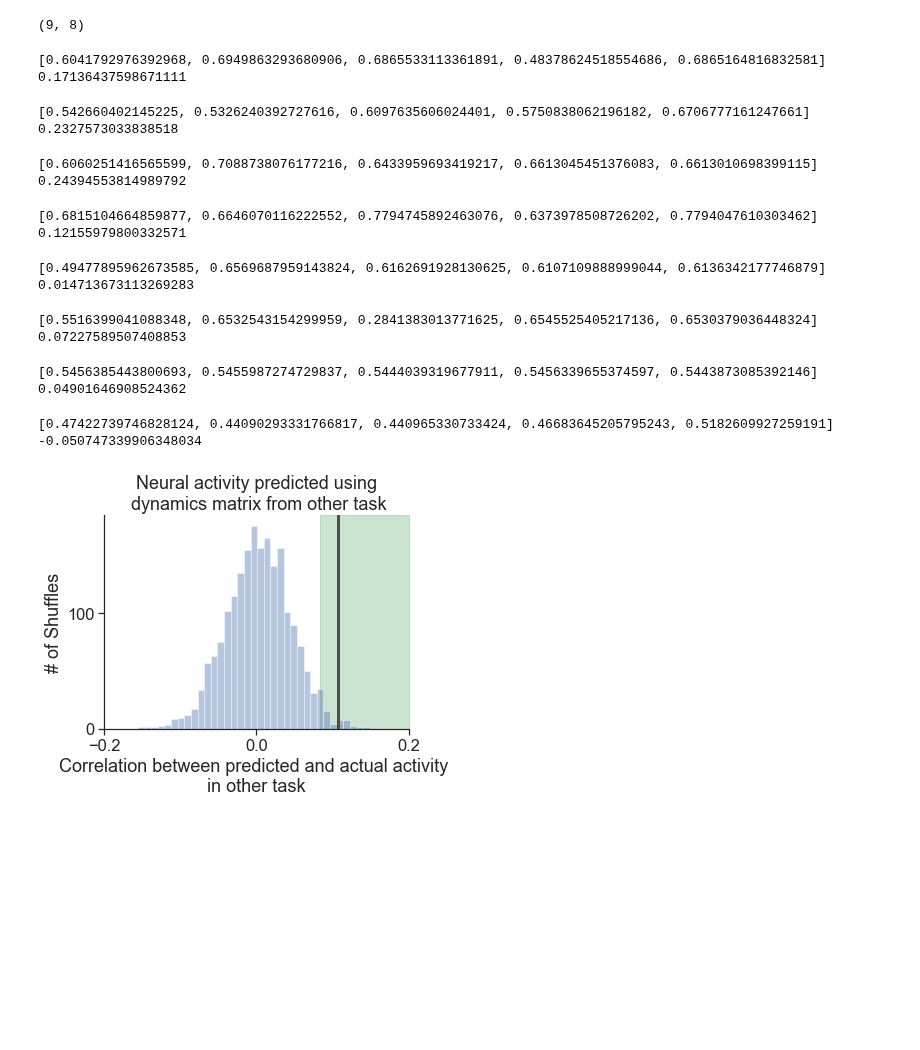
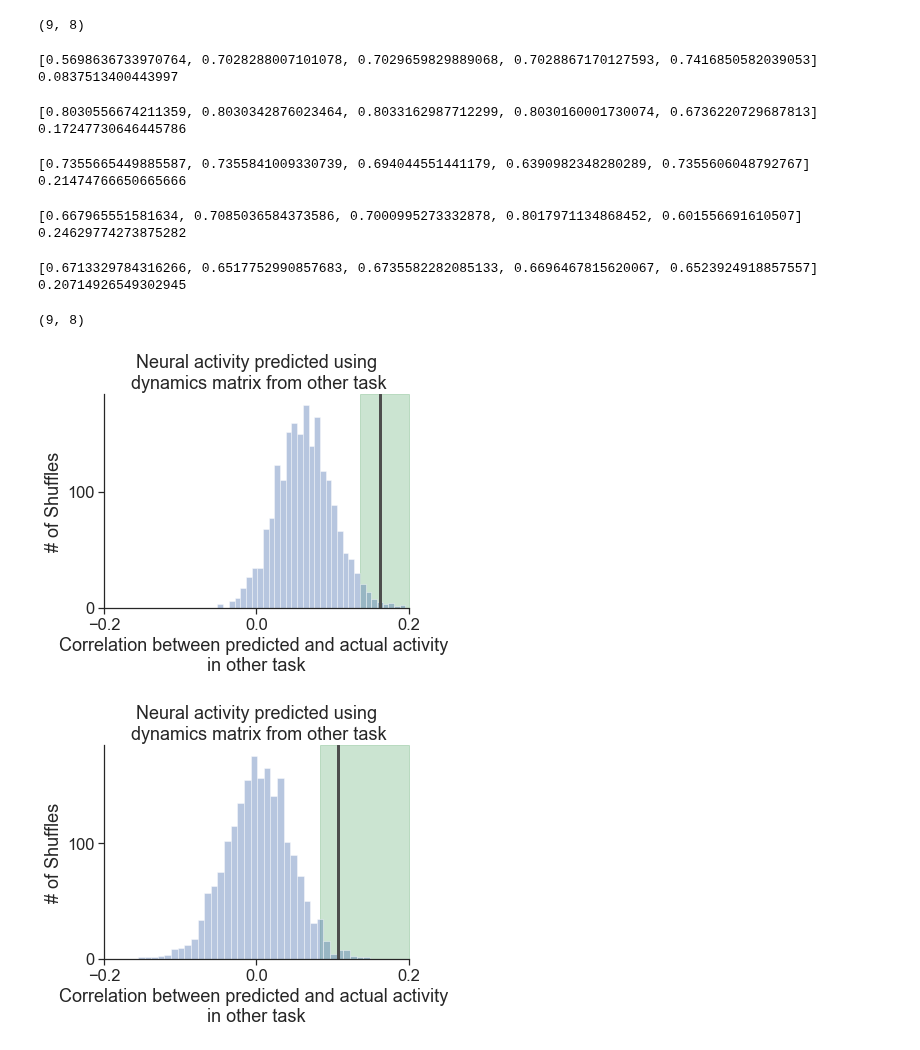
Before and after one commit to yves-weissenberger/ll_ephys, a Jupyter notebook: ephys_notebooks/unitary_dynamics_on_data.ipynb, the cells around one changed output. Saved outputs shown, nothing was run; the diff lists cells and outputs as text; code cells hidden in the pictures; blank space fills up the shorter version.

```diff
--- a/ephys_notebooks/unitary_dynamics_on_data.ipynb
+++ b/ephys_notebooks/unitary_dynamics_on_data.ipynb
@@ -316,10 +316,15 @@ def fit_data(neural_activity1,neural_activity2,pca_activity1,pca_activity2,pca):
         fit_params.append(out.copy())
         fit_quality.append(evaluate_cc(neural_activity1,predicted_neural_activity))
     params = fit_params[np.argmax(fit_quality)]
+    skewM = np.einsum('i...,i...',params,basis_tensor_inf)
+    Ainf = caley_transform(skewM,pca_dim)
+
     print(fit_quality)
 
     predicted_neural_activity2 = pca.inverse_transform((Ainf@pca_activity2.T).T)
     res = evaluate_cc(neural_activity2,predicted_neural_activity2)
+    res2 = evaluate_cc(neural_activity2[::-1],predicted_neural_activity2[::-1])
+    res = np.max([res,res2])
     shuffle_res = []
     print(res)
 
@@ -331,9 +336,9 @@ def fit_data(neural_activity1,neural_activity2,pca_activity1,pca_activity2,pca):
         predicted_neural_activity2_shuff = pca.inverse_transform((Ainf@pca_activity2[perm_order].T).T)
 
         shf_res = evaluate_cc(neural_activity2[perm_order],predicted_neural_activity2_shuff)
-
-        shuffle_res.append(shf_res)
-    return res, shuffle_res
+        shf_res2 = evaluate_cc(neural_activity2[perm_order][::-1],predicted_neural_activity2_shuff[::-1])
+        shuffle_res.append(np.max([shf_res,shf_res2]))
+    return res, shuffle_res, Ainf
 # %%
 pca_activity.shape
 # %% [output]
@@ -357,8 +362,8 @@ for session_ix in range(8):
     firing_rate_maps,task_event_df,seq0,seq1,graph_type0,graph_type1, = load_data(session_ix)
     mds_frm = firing_rate_maps.swapaxes(0,2)
     mds_frm = zscore_population_activity(np.vstack(mds_frm))
-    act_matrix = mds_frm[:9][seq0]
-    act_matrix2 = mds_frm[9:][seq1]
+    act_matrix = mds_frm[:9][seq0] - np.mean(mds_frm[:9][seq0],axis=0)
+    act_matrix2 = mds_frm[9:][seq1]- np.mean(mds_frm[9:][seq1],axis=0)
 
 
     mds_frm = np.dstack([act_matrix,act_matrix2]).swapaxes(0,2).swapaxes(1,2)
@@ -372,27 +377,42 @@ for session_ix in range(8):
     res = fit_data(act_matrix,act_matrix2,pca_activity,pca_activity2,pca)
     all_res.append(res)
 # %% [output]
-[0.6041792976392968, 0.6949863293680906, 0.6865533113361891, 0.48378624518554686, 0.6865164816832581]
-0.17136437598671111
+[0.5698636733970764, 0.7028288007101078, 0.7029659829889068, 0.7028867170127593, 0.7416850582039053]
+0.0837513400443997
-[0.542660402145225, 0.5326240392727616, 0.6097635606024401, 0.5750838062196182, 0.6706777161247661]
-0.2327573033838518
+[0.8030556674211359, 0.8030342876023464, 0.8033162987712299, 0.8030160001730074, 0.6736220729687813]
+0.17247730646445786
-[0.6060251416565599, 0.7088738076177216, 0.6433959693419217, 0.6613045451376083, 0.6613010698399115]
-0.24394553814989792
+[0.7355665449885587, 0.7355841009330739, 0.694044551441179, 0.6390982348280289, 0.7355606048792767]
+0.21474766650665666
-[0.6815104664859877, 0.6646070116222552, 0.7794745892463076, 0.6373978508726202, 0.7794047610303462]
-0.12155979800332571
+[0.667965551581634, 0.7085036584373586, 0.7000995273332878, 0.8017971134868452, 0.601556691610507]
+0.24629774273875282
-[0.49477895962673585, 0.6569687959143824, 0.6162691928130625, 0.6107109888999044, 0.6136342177746879]
-0.014713673113269283
+[0.6713329784316266, 0.6517752990857683, 0.6735582282085133, 0.6696467815620067, 0.6523924918857557]
+0.20714926549302945
-[0.5516399041088348, 0.6532543154299959, 0.2841383013771625, 0.6545525405217136, 0.6530379036448324]
-0.07227589507408853
-[0.5456385443800693, 0.5455987274729837, 0.5444039319677911, 0.5456339655374597, 0.5443873085392146]
-0.04901646908524362
-[0.47422739746828124, 0.44090293331766817, 0.440965330733424, 0.46683645205795243, 0.5182609927259191]
--0.050747339906348034
+# %%
+pca_activity.shape
+# %% [output]
+(9, 8)
 # %%
 real_res = [i[0] for i in all_res]
 shuffle_res = [i[1] for i in all_res]
 # %%
 mean_real_pred_accuracy = np.mean(real_res)
+# %%
+plt.figure(figsize=(6,5))
+plt.title("Neural activity predicted using\n dynamics matrix from other task")
+seaborn.distplot(np.nanmean(np.array(shuffle_res),axis=0),kde=0)
+plt.axvline(x=np.mean(real_res),color='.3',linewidth=3)
+#plt.annota
+seaborn.despine()
+plt.xlim(-.2,.2)
+yl = plt.gca().get_ylim()
+plt.fill_between([np.percentile(np.nanmean(np.array(shuffle_res),axis=0),97.5),.2],[yl[1]]*2,color='g',alpha=.3)
+plt.ylim(yl)
+plt.xlabel("Correlation between predicted and actual activity \nin other task")
+plt.ylabel("# of Shuffles")
+plt.locator_params(nbins=3)
+plt.tight_layout()
+# %% [output]
+[figure, added]
 # %%
 plt.figure(figsize=(6,5))
 plt.title("Neural activity predicted using\n dynamics matrix from other task")
```
Also changed, not shown: parts of 11 cells of this notebook, 1 other file.
